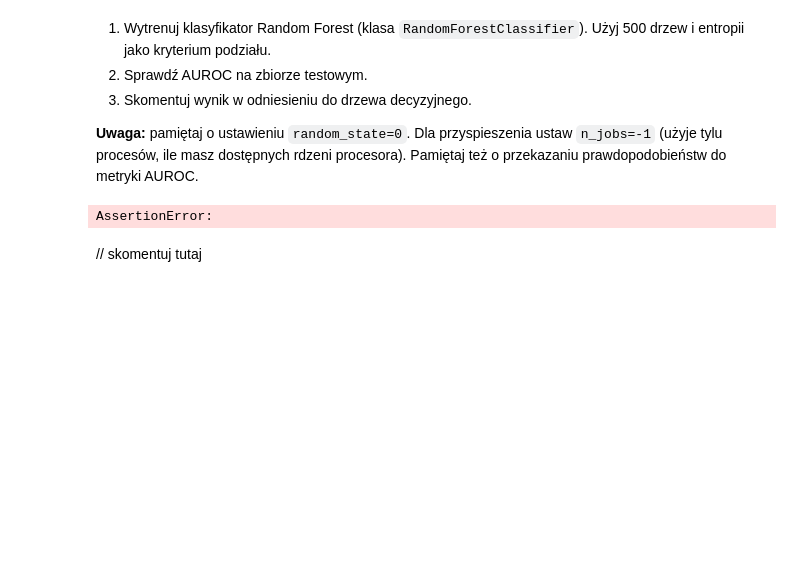
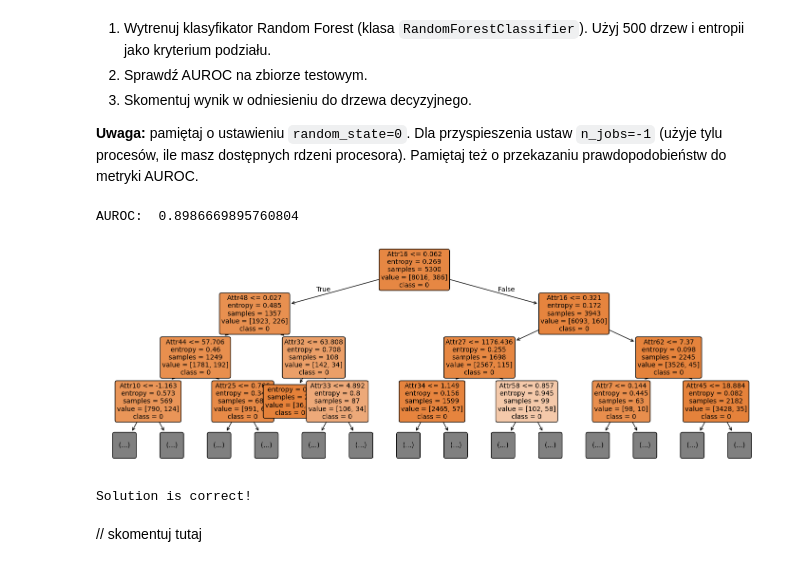
Before and after one commit to mateunow/sztuczna-inteligencja, a Jupyter notebook: lab2/lab_2.ipynb, the cells around one changed output. Saved outputs shown, nothing was run; the diff lists cells and outputs as text; code cells hidden in the pictures; blank space fills up the shorter version.

```diff
--- a/lab2/lab_2.ipynb
+++ b/lab2/lab_2.ipynb
@@ -310,28 +310,27 @@ Głębsze wytłumaczenie, z interaktywnymi wizualizacjami, można znaleźć [tut
 # %%
 # your_code
 from sklearn.ensemble import RandomForestClassifier
-from sklearn.datasets import make_classification
 
-X, y = make_classification(n_samples=1000, n_features=4,
-                           n_informative=2, n_redundant=0,
-                           random_state=0, shuffle=False)
+classifier = RandomForestClassifier(n_estimators=500, criterion="entropy", random_state=0, n_jobs=-1)
+classifier.fit(X_train, y_train)
 
-clf = RandomForestClassifier(max_depth=3, random_state=0, classifier="entropy", n_jobs=-1)
-clf.fit(X, y)
-y_pred = clf.predict_proba(X_test)[:, 1]
+y_pred = classifier.predict_proba(X_test)[:, 1]
 auroc = roc_auc_score(y_test, y_pred)
 
-
+print("AUROC: ", auroc)
 plt.figure(figsize=(18, 6))
-tree.plot_tree(clf, max_depth=3, feature_names=list(X.columns),
-               class_names=[str(c) for c in clf.classes_], filled=True, rounded=True)
+tree.plot_tree(classifier.estimators_[0],max_depth=3,feature_names=list(X.columns),
+               class_names=[str(c) for c in classifier.classes_],filled=True,rounded=True,fontsize=10)
 plt.show()
+# %% [output]
+AUROC:  0.8986669895760804
+[figure, added]
 # %%
 assert auroc > 0.85
 
 print("Solution is correct!")
 # %% [output]
-AssertionError:
+Solution is correct!
 # %% [markdown]
 // skomentuj tutaj
 # %% [markdown]
```
